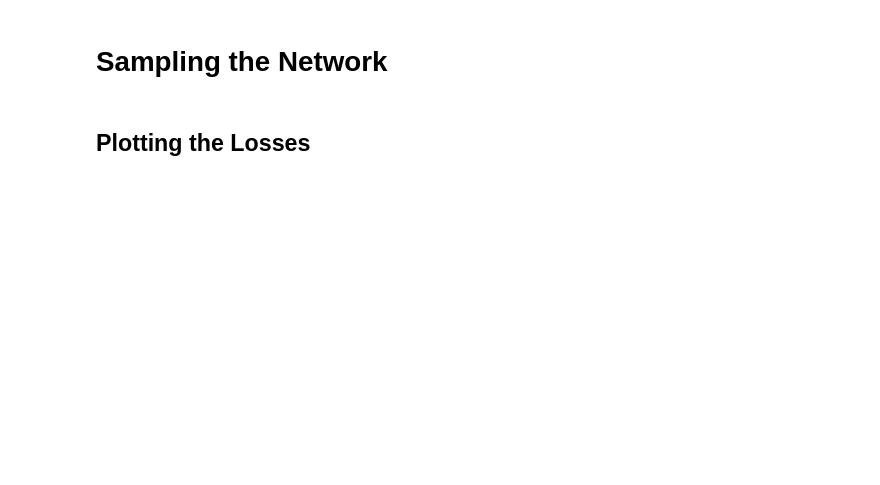
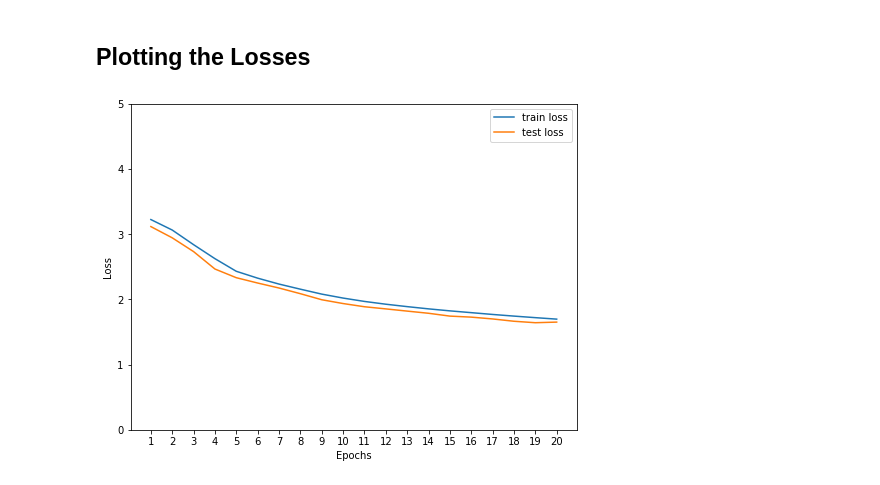
Before and after one commit to johsi-k/AI-Homework, a Jupyter notebook: Homework6/Homework 6 (Coding).ipynb, the cells around one changed output. Saved outputs shown, nothing was run; the diff lists cells and outputs as text; code cells hidden in the pictures; blank space fills up the shorter version.

```diff
--- a/Homework6/Homework 6 (Coding).ipynb
+++ b/Homework6/Homework 6 (Coding).ipynb
@@ -155,18 +152,16 @@ def train(model, train_dataloader, test_dataloader, train_data_len, device=devic
 
     best_model_weights = copy.deepcopy(model.state_dict())
     best_acc = 0.0
-    total_iter = len(train_dataloader) #train_data_len / train_dataloader.batch_size
+    total_iter = len(train_dataloader)
     stats = []
     saved_epoch = 0
     samples = {}
 
-    for epoch in range(1, 16):
+    for epoch in range(1, 21):
         running_loss = 0
         totals = 0
         iteration = 0
         model.train()
-
-#         print(len(train_dataloader))
 
         for packedseq, label in train_dataloader:
             if device.type == 'cuda':
@@ -198,19 +193,11 @@ def train(model, train_dataloader, test_dataloader, train_data_len, device=devic
         test_loss, test_acc = test(model, test_dataloader, device=device)
         stats.append((training_loss, test_loss, test_acc))
 
-
-        {"last_epoch": current_epochs trained for,
-        "last_state_dict": model.state_dict(),
-        "best_epoch" : epoch of best result,
-        "best_state_dict": model.state_dict(),
-        "best accuracy" (or loss) : accuracy/loss value
-        }
-
-
         if test_acc > best_acc:
             best_acc = test_acc
             saved_epoch = epoch
             best_model_weights = copy.deepcopy(model.state_dict())
+
 
         torch.save(model.state_dict(),'./model_epoch{}.pt'.format(epoch))
 
@@ -303,6 +295,3 @@ for i in range(1,16):
 f = open("samples.txt","w")
 f.write("\n".join(text))
 f.close()
-# %% [markdown]
-Sampling the Network
-====================
@@ -732,0 +303,15 @@ Plotting the Losses
+# %%
+fig,ax = plt.subplots(figsize=(8,6))
+epochs = range(1, 1+len(stats))
+train_loss, test_loss, test_accuracy = zip(*stats)
+
+ax.plot(epochs, train_loss, label = "train loss")
+ax.plot(epochs, test_loss, label = "test loss")
+ax.set_xticks(epochs)
+ax.set_xlabel("Epochs")
+ax.set_ylabel("Loss")
+ax.set_ylim([0,5])
+# ax.set_title("Train and test losses");
+ax.legend(loc="upper right");
+# %% [output]
+[figure, added]
```
Also changed, not shown: parts of 14 cells of this notebook, 21 other files.
